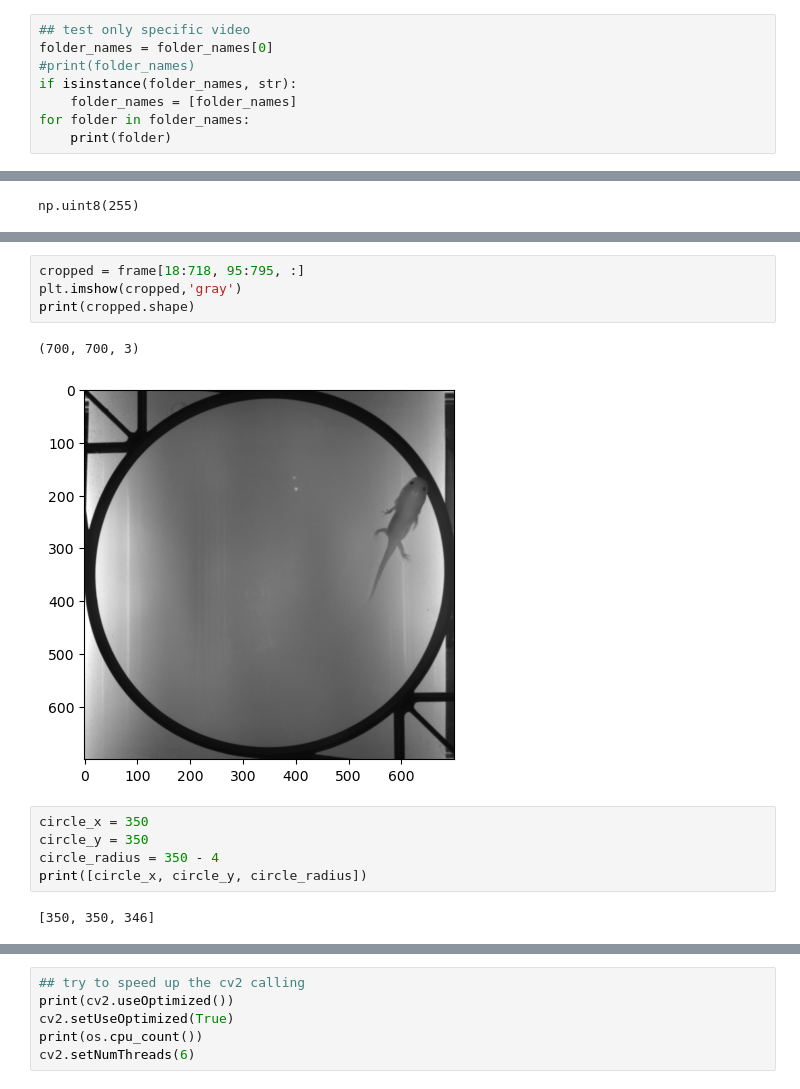
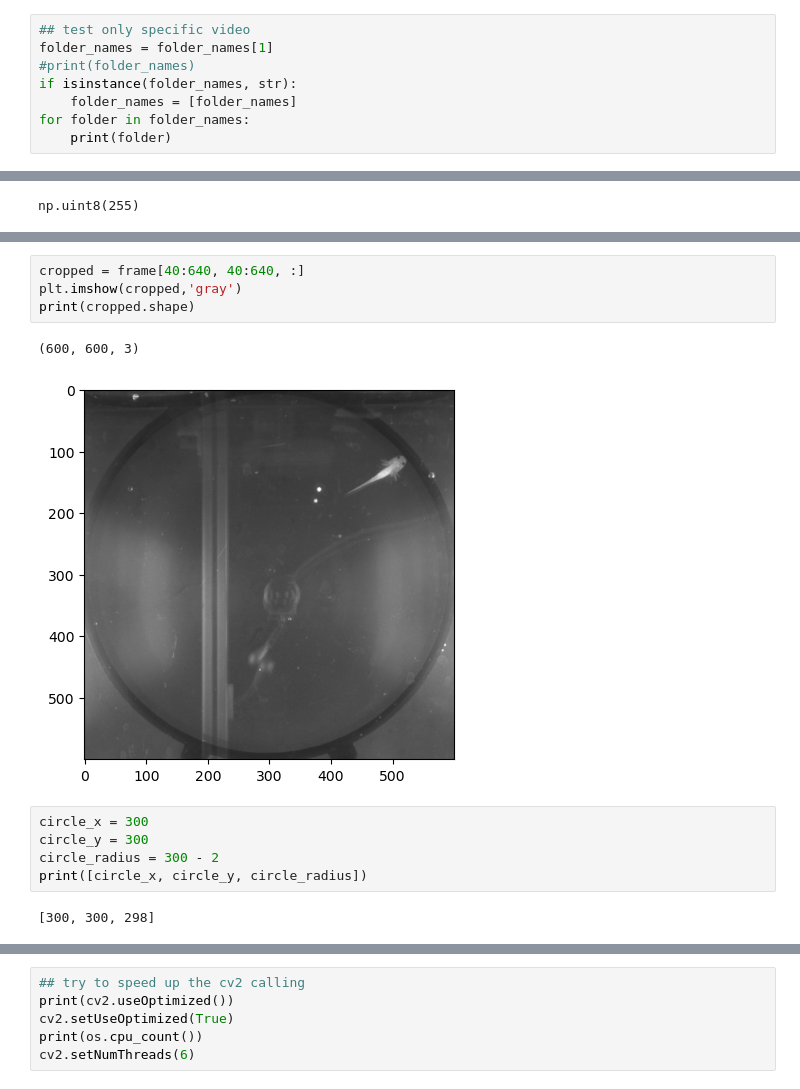
Before and after one commit to lengfei5/image_analysis_test, a Jupyter notebook: scripts/axolotlTracking_process_4sleap.ipynb, the cells around one changed output, grey strips where cells are left out. Cells and saved outputs as stored; diff of their text form.

```diff
--- a/scripts/axolotlTracking_process_4sleap.ipynb
+++ b/scripts/axolotlTracking_process_4sleap.ipynb
@@ -188,7 +249,7 @@ nb of videos to process: 11:
 ###############################################
 # %%
 ## test only specific video
-folder_names = folder_names[0]
+folder_names = folder_names[1]
 #print(folder_names)
 if isinstance(folder_names, str):
     folder_names = [folder_names]
@@ -303,17 +364,17 @@ plt.imshow(frame,'gray')
 # %%
-cropped = frame[18:718, 95:795, :]
+cropped = frame[40:640, 40:640, :]
 plt.imshow(cropped,'gray')
 print(cropped.shape)
 # %% [output]
-(700, 700, 3)
+(600, 600, 3)
-[figure, old version]
+[figure, new version]
 # %%
-circle_x = 350
-circle_y = 350
-circle_radius = 350 - 4
+circle_x = 300
+circle_y = 300
+circle_radius = 300 - 2
 print([circle_x, circle_y, circle_radius])
 # %% [output]
-[350, 350, 346]
+[300, 300, 298]
 # %%
 # Apply mask to the area of interest
 mask = np.zeros(cropped.shape)
```
Also changed, not shown: parts of 9 cells of this notebook.
